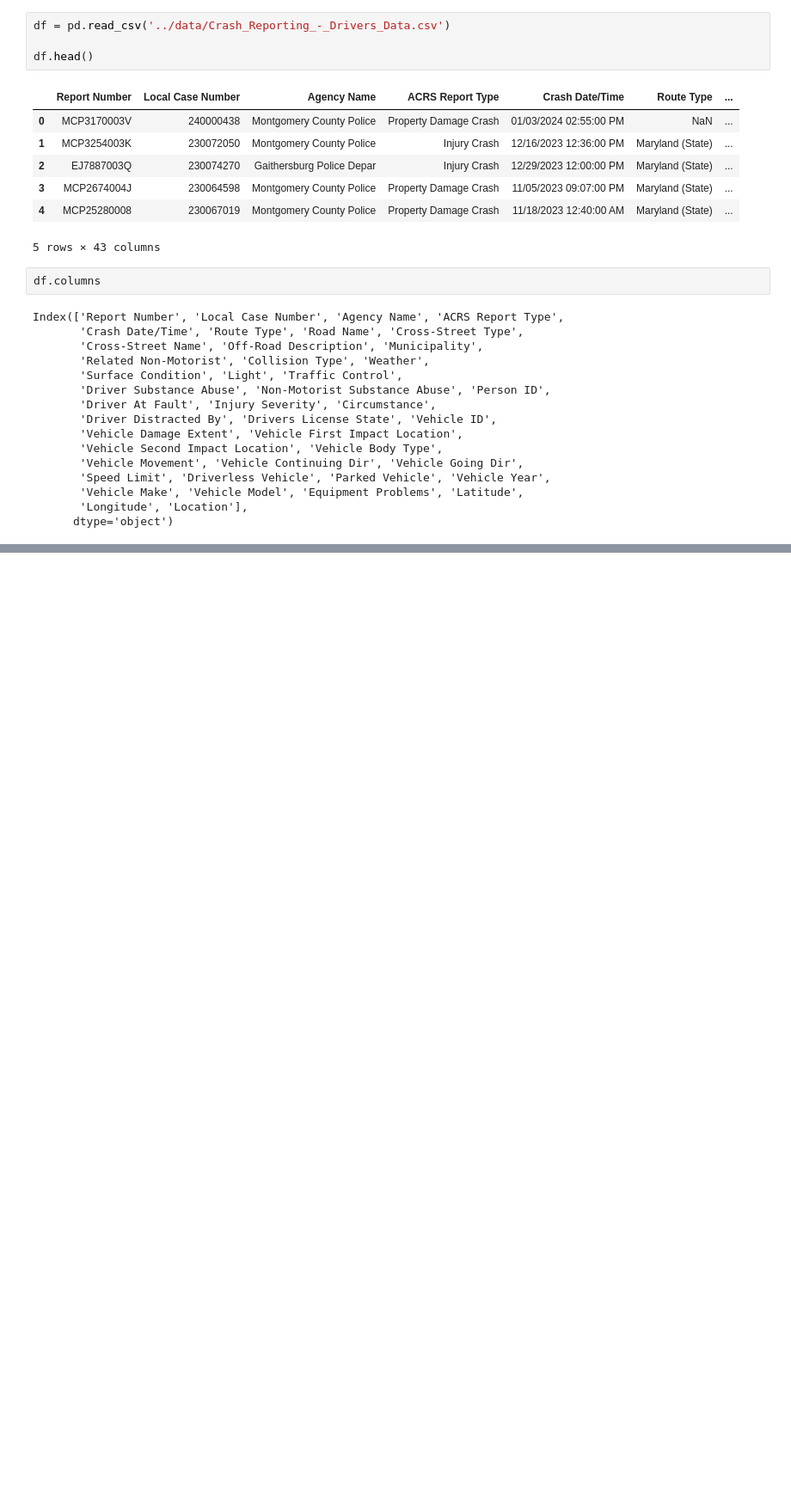
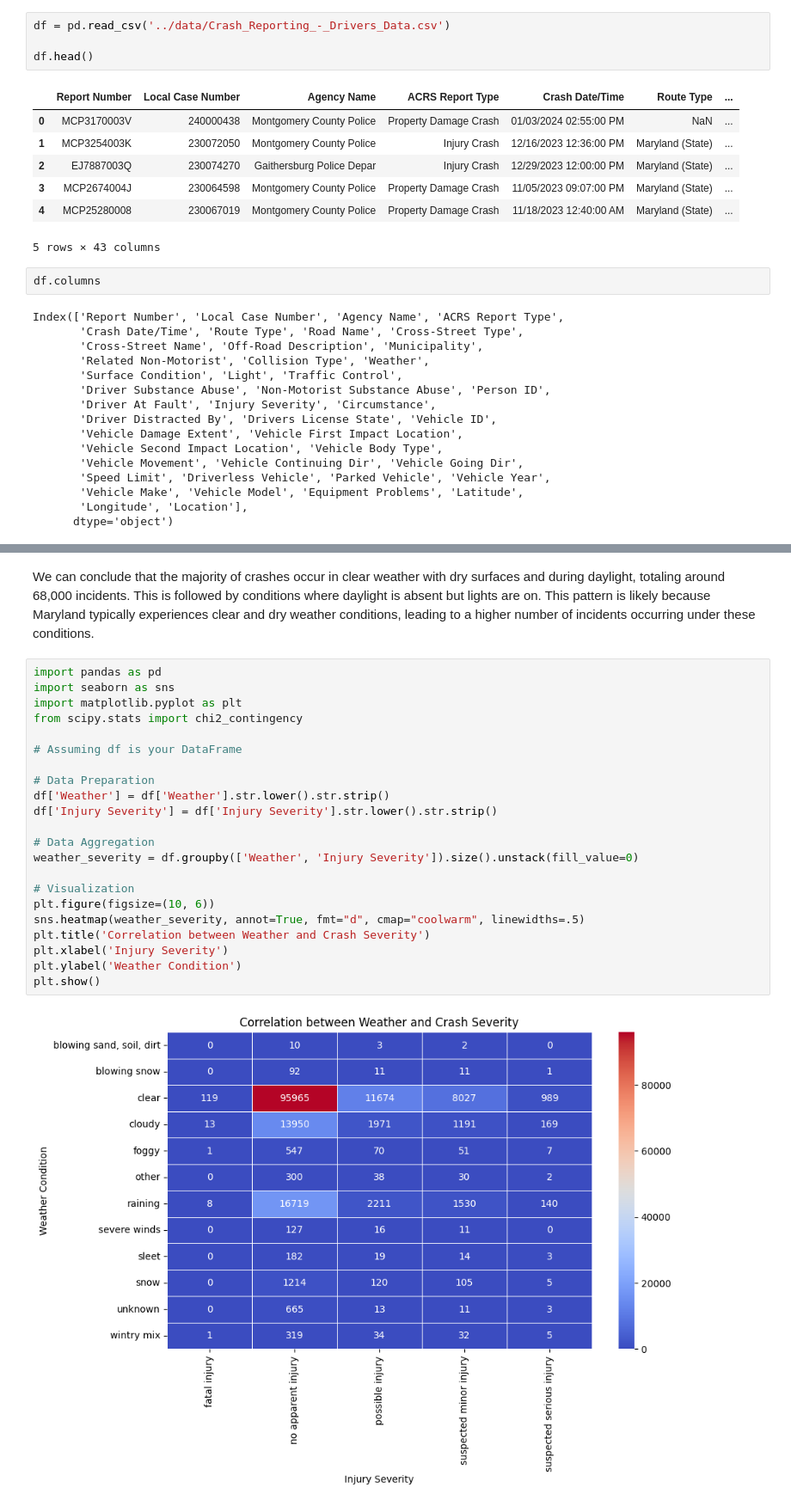
Before and after one commit to ris3abh/Collisions_prediction, a Jupyter notebook: code/RG_EDA.ipynb, the cells around one changed output, grey strips where cells are left out. Shown: that part at 86% size. Saved outputs shown, nothing was run; the diff lists cells and outputs as text; blank space fills up the shorter version.

```diff
--- a/code/RG_EDA.ipynb
+++ b/code/RG_EDA.ipynb
@@ -87,0 +81,26 @@ plt.show()
+# %% [markdown]
+We can conclude that the majority of crashes occur in clear weather with dry surfaces and during daylight, totaling around 68,000 incidents. This is followed by conditions where daylight is absent but lights are on. This pattern is likely because Maryland typically experiences clear and dry weather conditions, leading to a higher number of incidents occurring under these conditions.
+# %%
+import pandas as pd
+import seaborn as sns
+import matplotlib.pyplot as plt
+from scipy.stats import chi2_contingency
+
+# Assuming df is your DataFrame
+
+# Data Preparation
+df['Weather'] = df['Weather'].str.lower().str.strip()
+df['Injury Severity'] = df['Injury Severity'].str.lower().str.strip()
+
+# Data Aggregation
+weather_severity = df.groupby(['Weather', 'Injury Severity']).size().unstack(fill_value=0)
+
+# Visualization
+plt.figure(figsize=(10, 6))
+sns.heatmap(weather_severity, annot=True, fmt="d", cmap="coolwarm", linewidths=.5)
+plt.title('Correlation between Weather and Crash Severity')
+plt.xlabel('Injury Severity')
+plt.ylabel('Weather Condition')
+plt.show()
+# %% [output]
+[figure, added]
```
Also changed, not shown: parts of 16 cells of this notebook.
